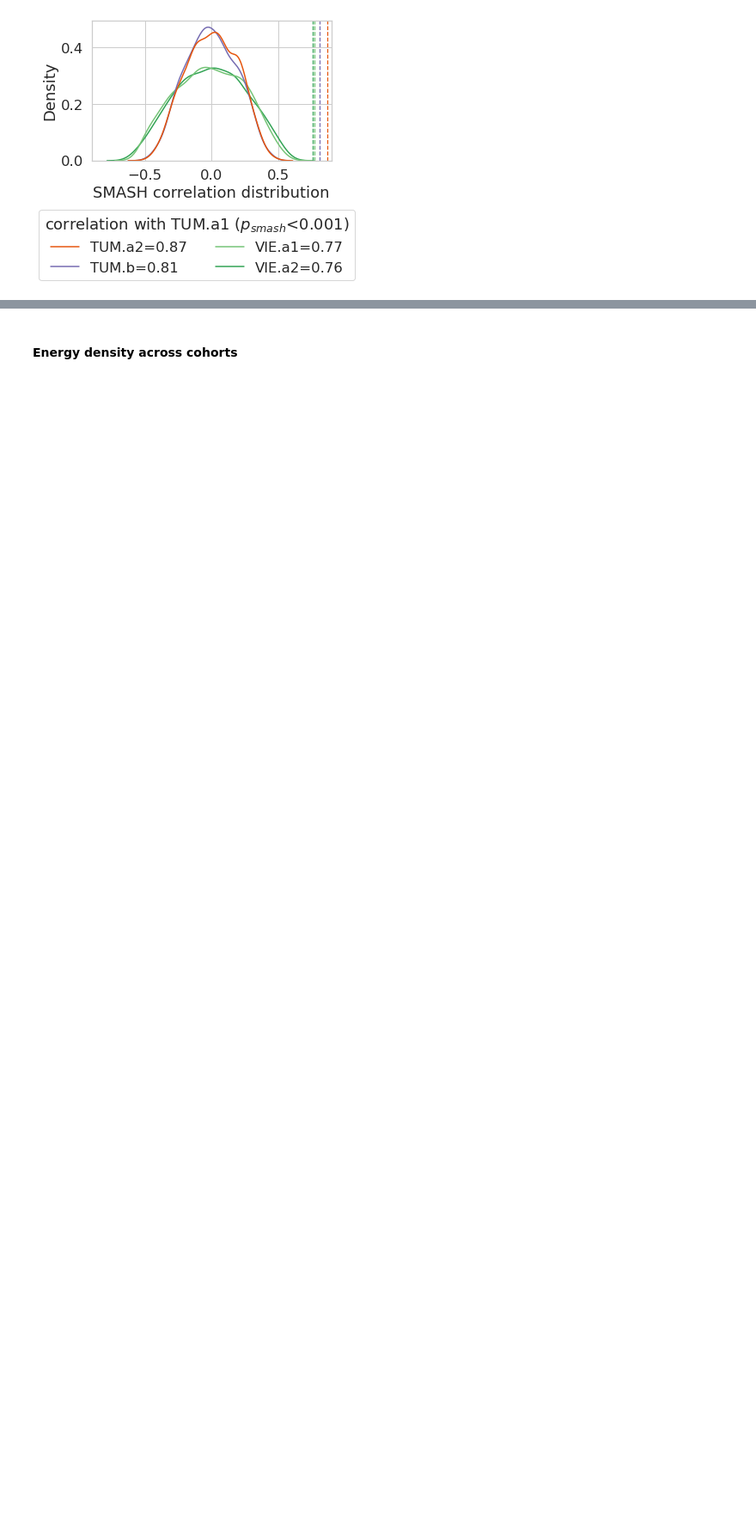
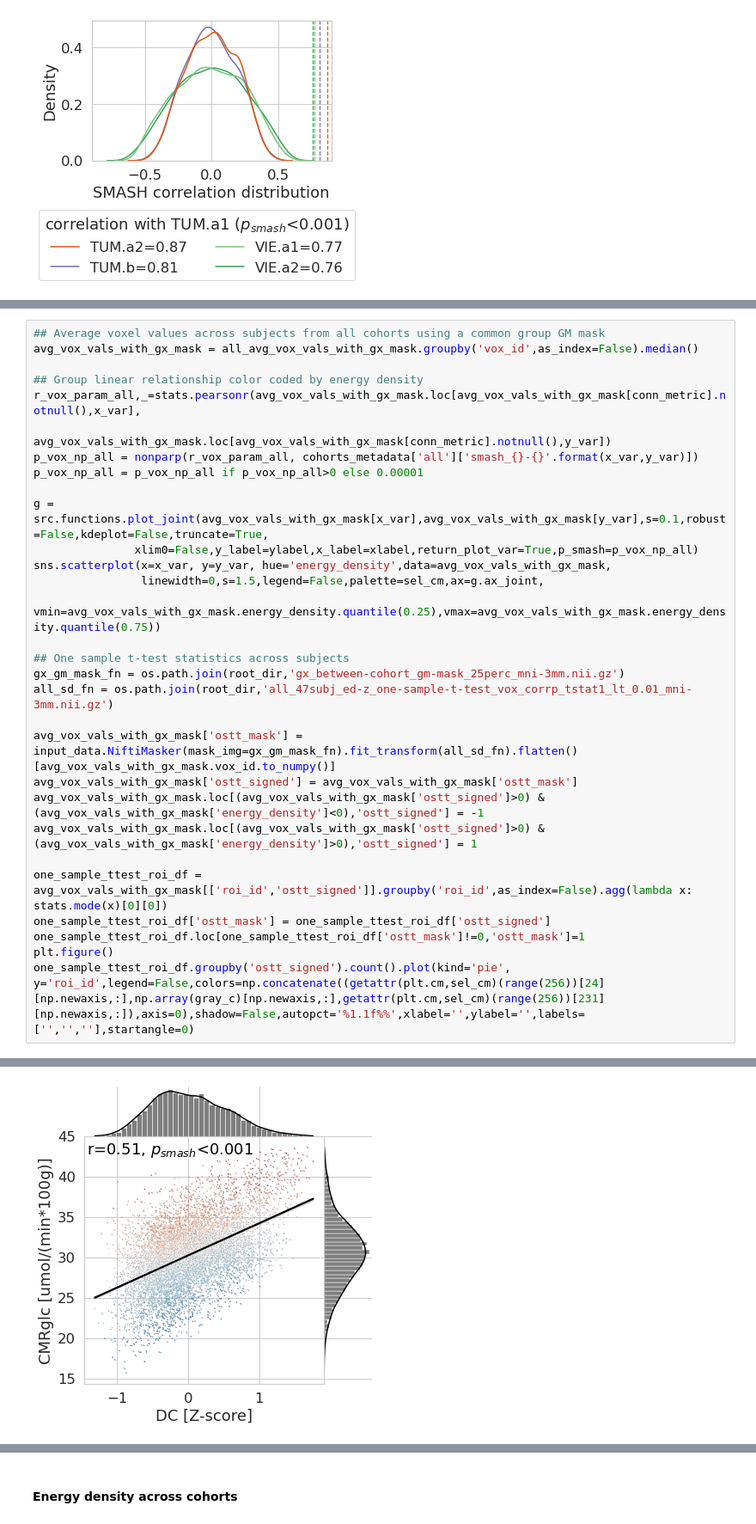
Before and after one commit to NeuroenergeticsLab/energetic_costs, a Jupyter notebook: scripts/Manuscript Figures.ipynb, the cells around one changed output, grey strips where cells are left out. Shown at 86% size. Cells and saved outputs as stored; diff of their text form; blank space fills up the shorter version.

Commit message:
Figure 2c added

```diff
--- a/scripts/Manuscript Figures.ipynb
+++ b/scripts/Manuscript Figures.ipynb
@@ -368,0 +370,31 @@ for ix,col in enumerate(list(sd_smash_corr_bet_coh_df.columns)):
+# %%
+## Average voxel values across subjects from all cohorts using a common group GM mask
+avg_vox_vals_with_gx_mask = all_avg_vox_vals_with_gx_mask.groupby('vox_id',as_index=False).median()
+
+## Group linear relationship color coded by energy density
+r_vox_param_all,_=stats.pearsonr(avg_vox_vals_with_gx_mask.loc[avg_vox_vals_with_gx_mask[conn_metric].notnull(),x_var],
+                                 avg_vox_vals_with_gx_mask.loc[avg_vox_vals_with_gx_mask[conn_metric].notnull(),y_var])
+p_vox_np_all = nonparp(r_vox_param_all, cohorts_metadata['all']['smash_{}-{}'.format(x_var,y_var)])
+p_vox_np_all = p_vox_np_all if p_vox_np_all>0 else 0.00001
+
+g = src.functions.plot_joint(avg_vox_vals_with_gx_mask[x_var],avg_vox_vals_with_gx_mask[y_var],s=0.1,robust=False,kdeplot=False,truncate=True,
+               xlim0=False,y_label=ylabel,x_label=xlabel,return_plot_var=True,p_smash=p_vox_np_all)
+sns.scatterplot(x=x_var, y=y_var, hue='energy_density',data=avg_vox_vals_with_gx_mask,
+                linewidth=0,s=1.5,legend=False,palette=sel_cm,ax=g.ax_joint,
+                vmin=avg_vox_vals_with_gx_mask.energy_density.quantile(0.25),vmax=avg_vox_vals_with_gx_mask.energy_density.quantile(0.75))
+
+## One sample t-test statistics across subjects
+gx_gm_mask_fn = os.path.join(root_dir,'gx_between-cohort_gm-mask_25perc_mni-3mm.nii.gz')
+all_sd_fn = os.path.join(root_dir,'all_47subj_ed-z_one-sample-t-test_vox_corrp_tstat1_lt_0.01_mni-3mm.nii.gz')
+
+avg_vox_vals_with_gx_mask['ostt_mask'] = input_data.NiftiMasker(mask_img=gx_gm_mask_fn).fit_transform(all_sd_fn).flatten()[avg_vox_vals_with_gx_mask.vox_id.to_numpy()]
+avg_vox_vals_with_gx_mask['ostt_signed'] = avg_vox_vals_with_gx_mask['ostt_mask']
+avg_vox_vals_with_gx_mask.loc[(avg_vox_vals_with_gx_mask['ostt_signed']>0) & (avg_vox_vals_with_gx_mask['energy_density']<0),'ostt_signed'] = -1
+avg_vox_vals_with_gx_mask.loc[(avg_vox_vals_with_gx_mask['ostt_signed']>0) & (avg_vox_vals_with_gx_mask['energy_density']>0),'ostt_signed'] = 1
+
+one_sample_ttest_roi_df = avg_vox_vals_with_gx_mask[['roi_id','ostt_signed']].groupby('roi_id',as_index=False).agg(lambda x: stats.mode(x)[0][0])
+one_sample_ttest_roi_df['ostt_mask'] = one_sample_ttest_roi_df['ostt_signed']
+one_sample_ttest_roi_df.loc[one_sample_ttest_roi_df['ostt_mask']!=0,'ostt_mask']=1
+plt.figure()
+one_sample_ttest_roi_df.groupby('ostt_signed').count().plot(kind='pie', y='roi_id',legend=False,colors=np.concatenate((getattr(plt.cm,sel_cm)(range(256))[24][np.newaxis,:],np.array(gray_c)[np.newaxis,:],getattr(plt.cm,sel_cm)(range(256))[231][np.newaxis,:]),axis=0),shadow=False,autopct='%1.1f%%',xlabel='',ylabel='',labels=['','',''],startangle=0)
+# %% [output]
@@ -368,0 +402 @@ for ix,col in enumerate(list(sd_smash_corr_bet_coh_df.columns)):
+[figure, added]
```
Also changed, not shown: parts of 6 cells of this notebook, 1 other file.
